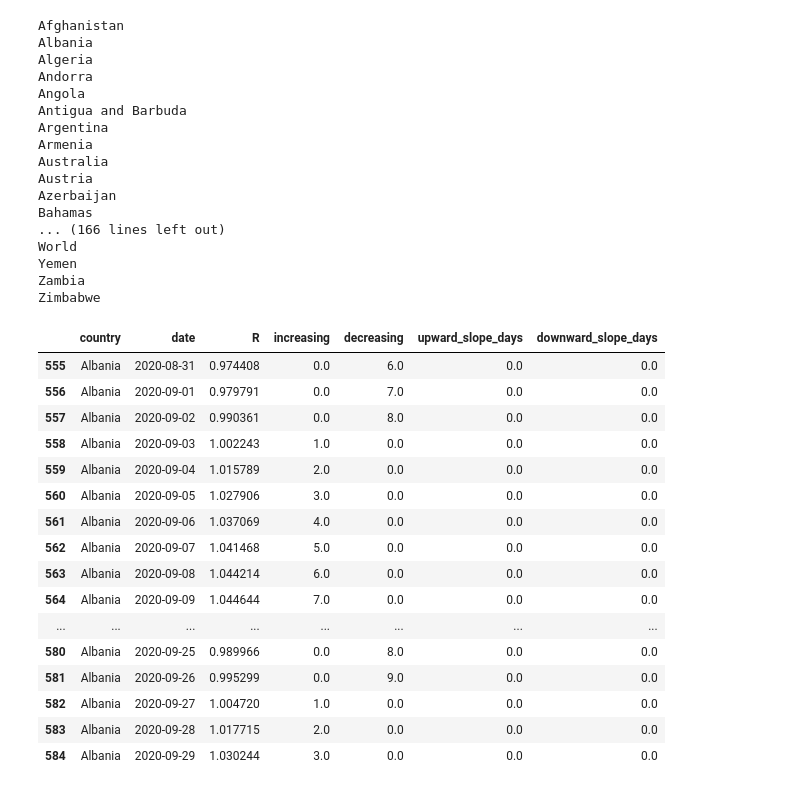
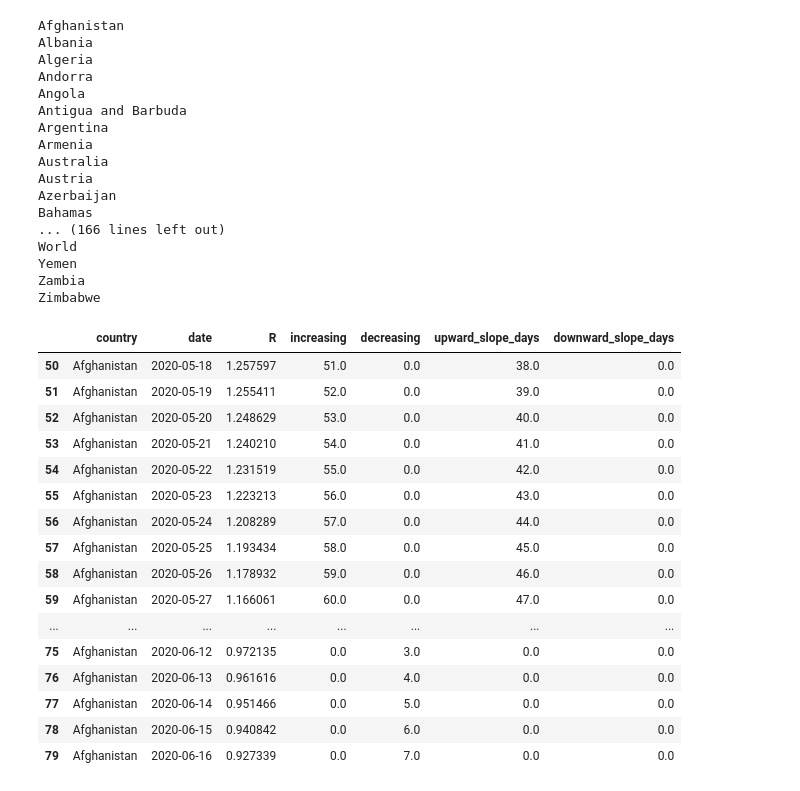
Before and after one commit to bendiknordeng/Epidemiologic-Strategies, a Jupyter notebook: waves_estimation.ipynb, the cells around one changed output. Drawn from its saved outputs; the diff is of its cells as text; code cells hidden in the pictures.

```diff
--- a/waves_estimation.ipynb
+++ b/waves_estimation.ipynb
@@ -55,23 +55,23 @@ World
 Yemen
 Zambia
 Zimbabwe
-# %%
-df_total[2530:2560]
-# %% [output]
-|  | country | date | R | increasing | decreasing | upward_slope_days | downward_slope_days |
-| 555 | Albania | 2020-08-31 | 0.974408 | 0.0 | 6.0 | 0.0 | 0.0 |
-| 556 | Albania | 2020-09-01 | 0.979791 | 0.0 | 7.0 | 0.0 | 0.0 |
-| 557 | Albania | 2020-09-02 | 0.990361 | 0.0 | 8.0 | 0.0 | 0.0 |
-| 558 | Albania | 2020-09-03 | 1.002243 | 1.0 | 0.0 | 0.0 | 0.0 |
-| 559 | Albania | 2020-09-04 | 1.015789 | 2.0 | 0.0 | 0.0 | 0.0 |
-| 560 | Albania | 2020-09-05 | 1.027906 | 3.0 | 0.0 | 0.0 | 0.0 |
-| 561 | Albania | 2020-09-06 | 1.037069 | 4.0 | 0.0 | 0.0 | 0.0 |
-| 562 | Albania | 2020-09-07 | 1.041468 | 5.0 | 0.0 | 0.0 | 0.0 |
-| 563 | Albania | 2020-09-08 | 1.044214 | 6.0 | 0.0 | 0.0 | 0.0 |
-| 564 | Albania | 2020-09-09 | 1.044644 | 7.0 | 0.0 | 0.0 | 0.0 |
-| ... | ... | ... | ... | ... | ... | ... | ... |
-| 580 | Albania | 2020-09-25 | 0.989966 | 0.0 | 8.0 | 0.0 | 0.0 |
-| 581 | Albania | 2020-09-26 | 0.995299 | 0.0 | 9.0 | 0.0 | 0.0 |
-| 582 | Albania | 2020-09-27 | 1.004720 | 1.0 | 0.0 | 0.0 | 0.0 |
-| 583 | Albania | 2020-09-28 | 1.017715 | 2.0 | 0.0 | 0.0 | 0.0 |
-| 584 | Albania | 2020-09-29 | 1.030244 | 3.0 | 0.0 | 0.0 | 0.0 |
+# %%
+df_total[50:80]
+# %% [output]
+|  | country | date | R | increasing | decreasing | upward_slope_days | downward_slope_days |
+| 50 | Afghanistan | 2020-05-18 | 1.257597 | 51.0 | 0.0 | 38.0 | 0.0 |
+| 51 | Afghanistan | 2020-05-19 | 1.255411 | 52.0 | 0.0 | 39.0 | 0.0 |
+| 52 | Afghanistan | 2020-05-20 | 1.248629 | 53.0 | 0.0 | 40.0 | 0.0 |
+| 53 | Afghanistan | 2020-05-21 | 1.240210 | 54.0 | 0.0 | 41.0 | 0.0 |
+| 54 | Afghanistan | 2020-05-22 | 1.231519 | 55.0 | 0.0 | 42.0 | 0.0 |
+| 55 | Afghanistan | 2020-05-23 | 1.223213 | 56.0 | 0.0 | 43.0 | 0.0 |
+| 56 | Afghanistan | 2020-05-24 | 1.208289 | 57.0 | 0.0 | 44.0 | 0.0 |
+| 57 | Afghanistan | 2020-05-25 | 1.193434 | 58.0 | 0.0 | 45.0 | 0.0 |
+| 58 | Afghanistan | 2020-05-26 | 1.178932 | 59.0 | 0.0 | 46.0 | 0.0 |
+| 59 | Afghanistan | 2020-05-27 | 1.166061 | 60.0 | 0.0 | 47.0 | 0.0 |
+| ... | ... | ... | ... | ... | ... | ... | ... |
+| 75 | Afghanistan | 2020-06-12 | 0.972135 | 0.0 | 3.0 | 0.0 | 0.0 |
+| 76 | Afghanistan | 2020-06-13 | 0.961616 | 0.0 | 4.0 | 0.0 | 0.0 |
+| 77 | Afghanistan | 2020-06-14 | 0.951466 | 0.0 | 5.0 | 0.0 | 0.0 |
+| 78 | Afghanistan | 2020-06-15 | 0.940842 | 0.0 | 6.0 | 0.0 | 0.0 |
+| 79 | Afghanistan | 2020-06-16 | 0.927339 | 0.0 | 7.0 | 0.0 | 0.0 |
```
Also changed, not shown: parts of 9 cells of this notebook, 1 other file.
